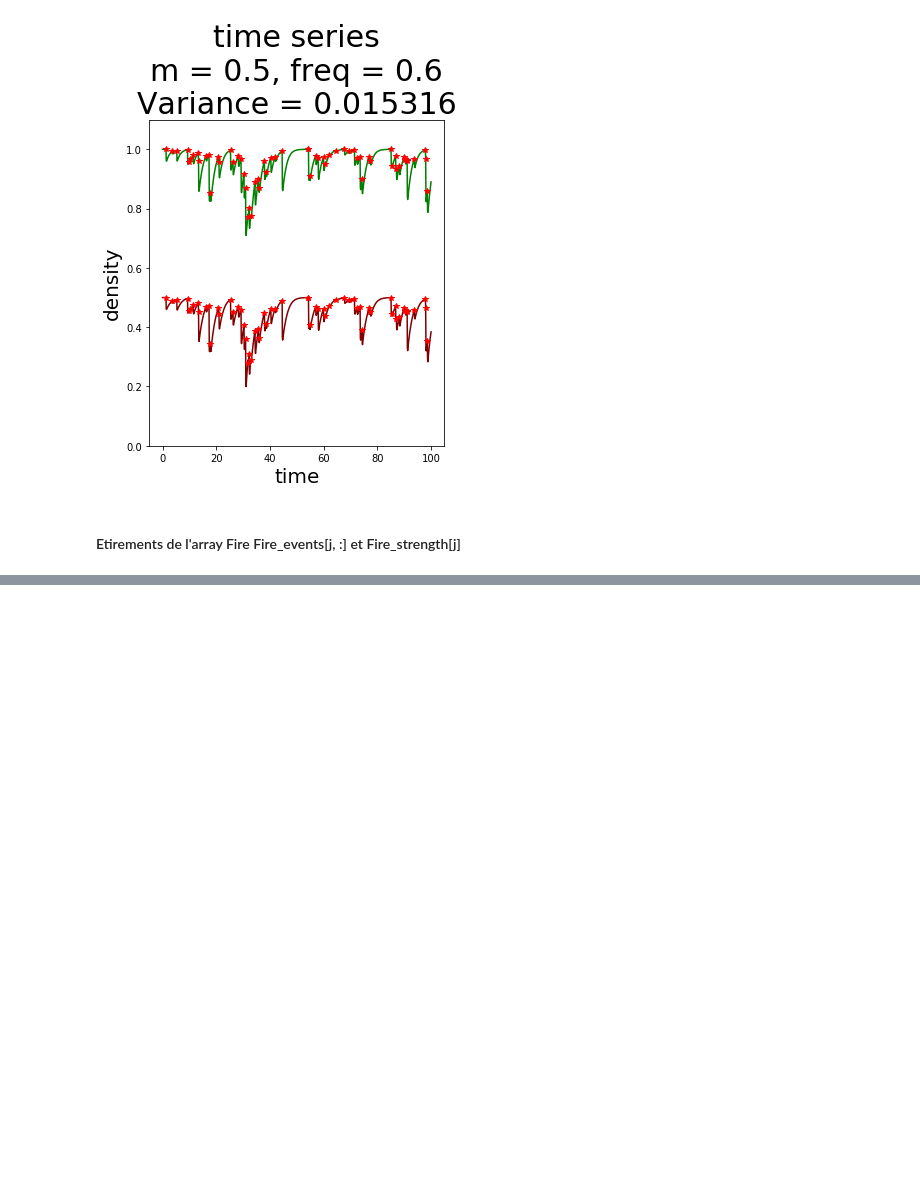
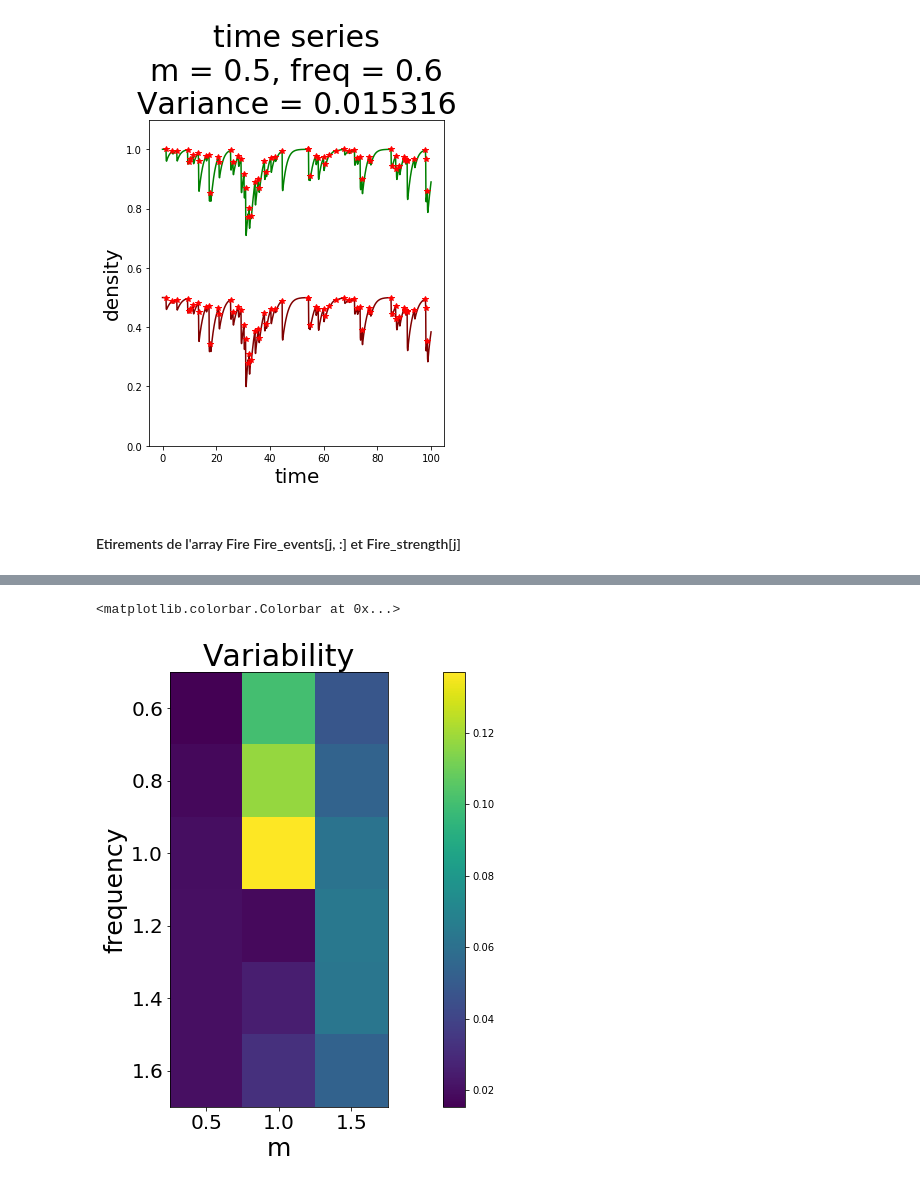
Before and after one commit to cavaillesj/-ecosystem_behavior, a Jupyter notebook: Variability VS frequency.ipynb, the cells around one changed output, grey strips where cells are left out. Drawn from its saved outputs; the diff is of its cells as text; code cells hidden in the pictures; blank space fills up the shorter version.

```diff
--- a/Variability VS frequency.ipynb
+++ b/Variability VS frequency.ipynb
@@ -128,0 +129,12 @@ plt.show()
+# %%
+plt.figure(figsize=(20,8))
+plt.title("Variability", fontsize = 30)
+plt.imshow(Var)
+plt.xticks(np.arange(len(M)), M, fontsize=20)
+plt.xlabel("m", fontsize=25)
+plt.yticks(np.arange(len(Freq)), Freq, fontsize=20)
+plt.ylabel("frequency", fontsize=25)
+plt.colorbar()
+# %% [output]
+<matplotlib.colorbar.Colorbar at 0x...>
+[figure, added]
```
Also changed, not shown: parts of 6 cells of this notebook, 5 other files.
